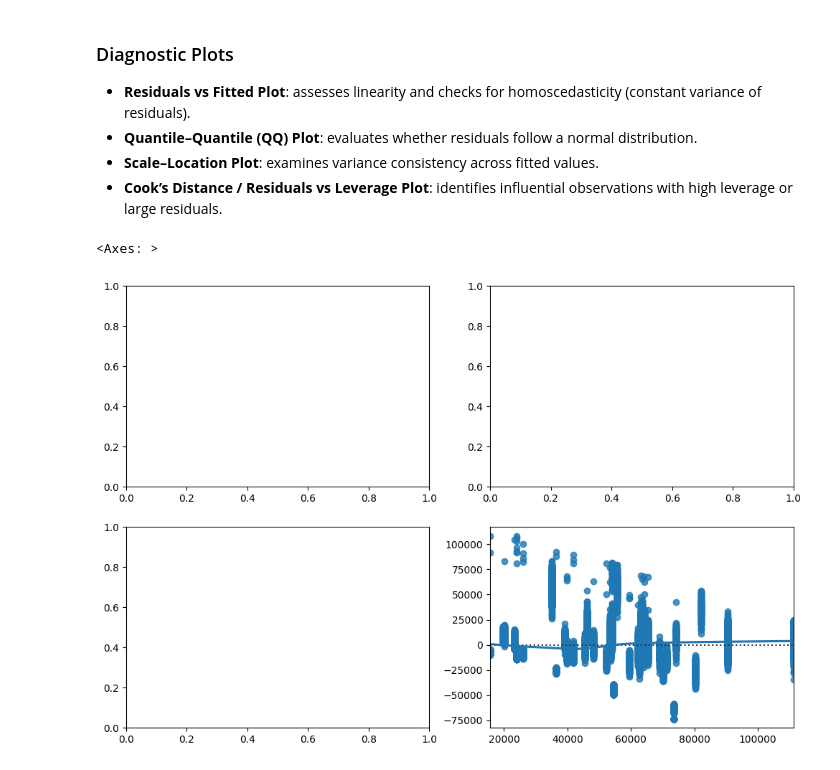
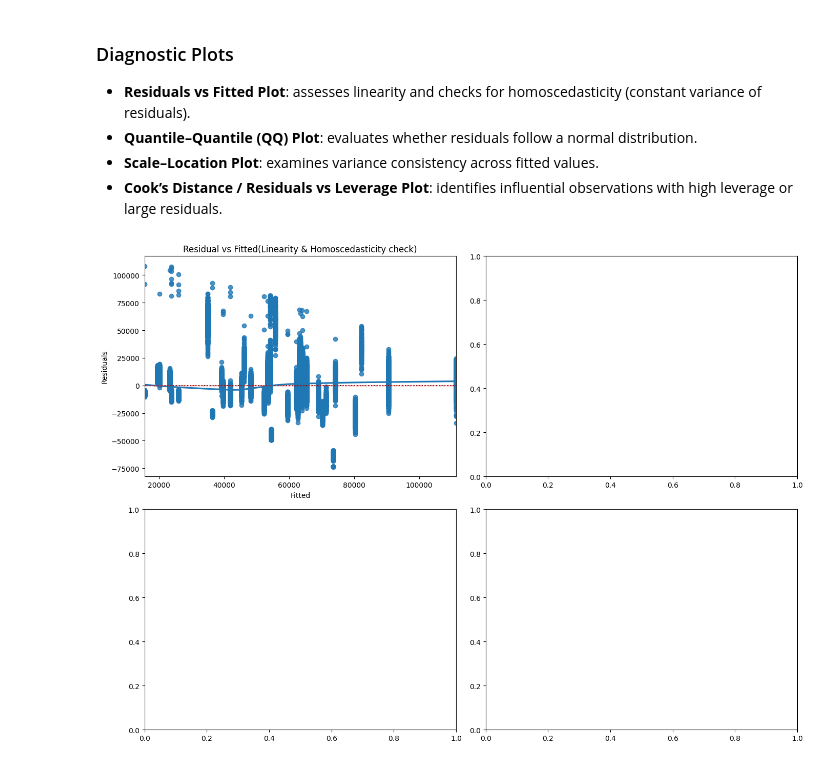
Before and after one commit to Rooney-tech/Linear-Regression, a Jupyter notebook: Linear regression/Notebooks/Linear Regression Analaysis 2- Predicting Patient Bill.ipynb, the cells around one changed output. Cells and saved outputs as stored; diff of their text form; code cells hidden in the pictures.

```diff
--- a/Linear regression/Notebooks/Linear Regression Analaysis 2- Predicting Patient Bill.ipynb
+++ b/Linear regression/Notebooks/Linear Regression Analaysis 2- Predicting Patient Bill.ipynb
@@ -542,15 +545,25 @@ VIF_data
 - **Scale–Location Plot**: examines variance consistency across fitted values.
 - **Cook’s Distance / Residuals vs Leverage Plot**: identifies influential observations with high leverage or large residuals.
 # %%
-fig, ax = plt.subplots(2,2,figsize = (12,8))
+fig, ax = plt.subplots(2,2,figsize = (14,10))
 
 # Extract residual and fitted values
 
 residuals = lm.resid
 fitted = lm.fittedvalues
 
 # Residual vs Fitted plot
-sns.residplot(x = fitted, y = residuals, lowess =True)
+sns.residplot(x = fitted, y = residuals, lowess =True,ax=ax[0,0])
+ax[0,0].axhline(0, linestyle = '--', lw = 1, color ='red')
+ax[0,0].set_ylabel('Residuals')
+ax[0,0].set_xlabel('Fitted')
+ax[0,0].set_title('Residual vs Fitted(Linearity & Homoscedasticity check)')
+
+# Quantile-Quantile plot(Normality check for residuals)
+
+
+
+plt.tight_layout()
+plt.show()
 # %% [output]
-<Axes: >
-[figure, old version]
+[figure, new version]
```
Also changed, not shown: parts of 2 cells of this notebook.
